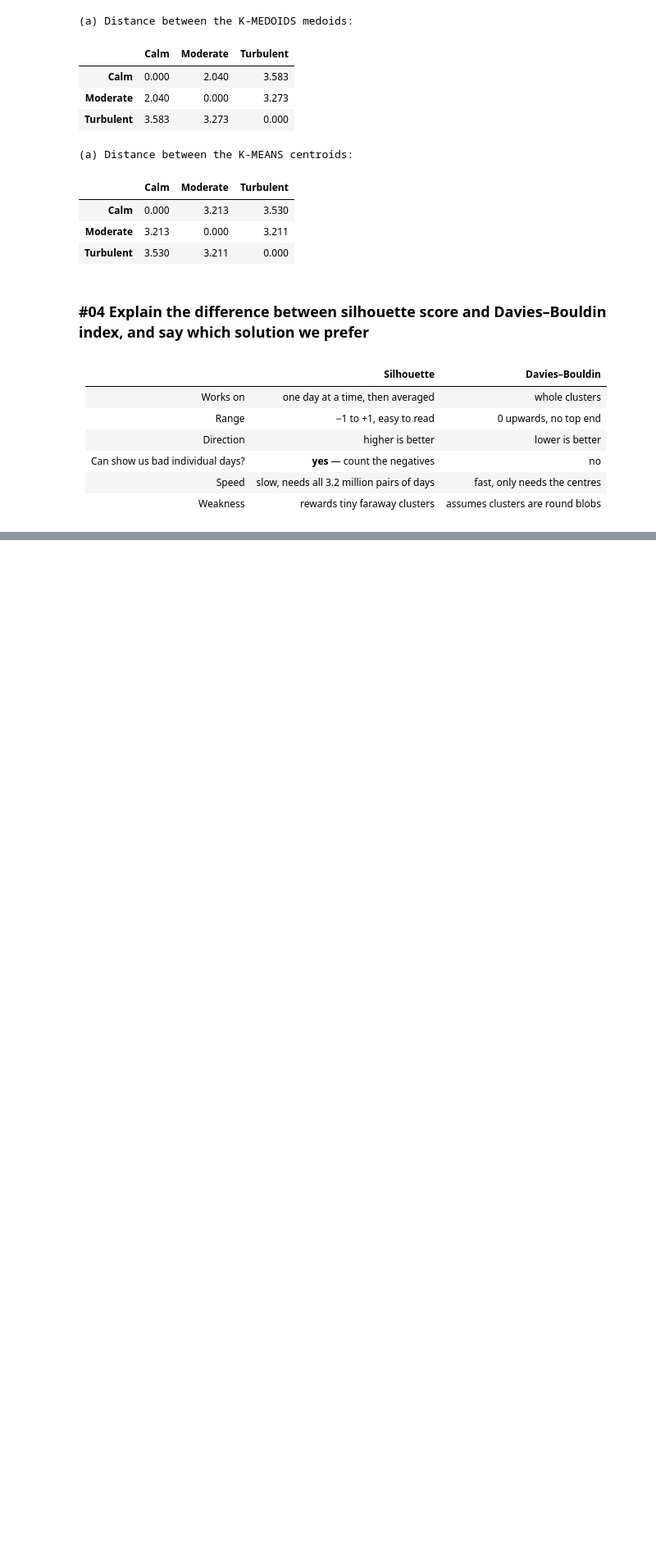
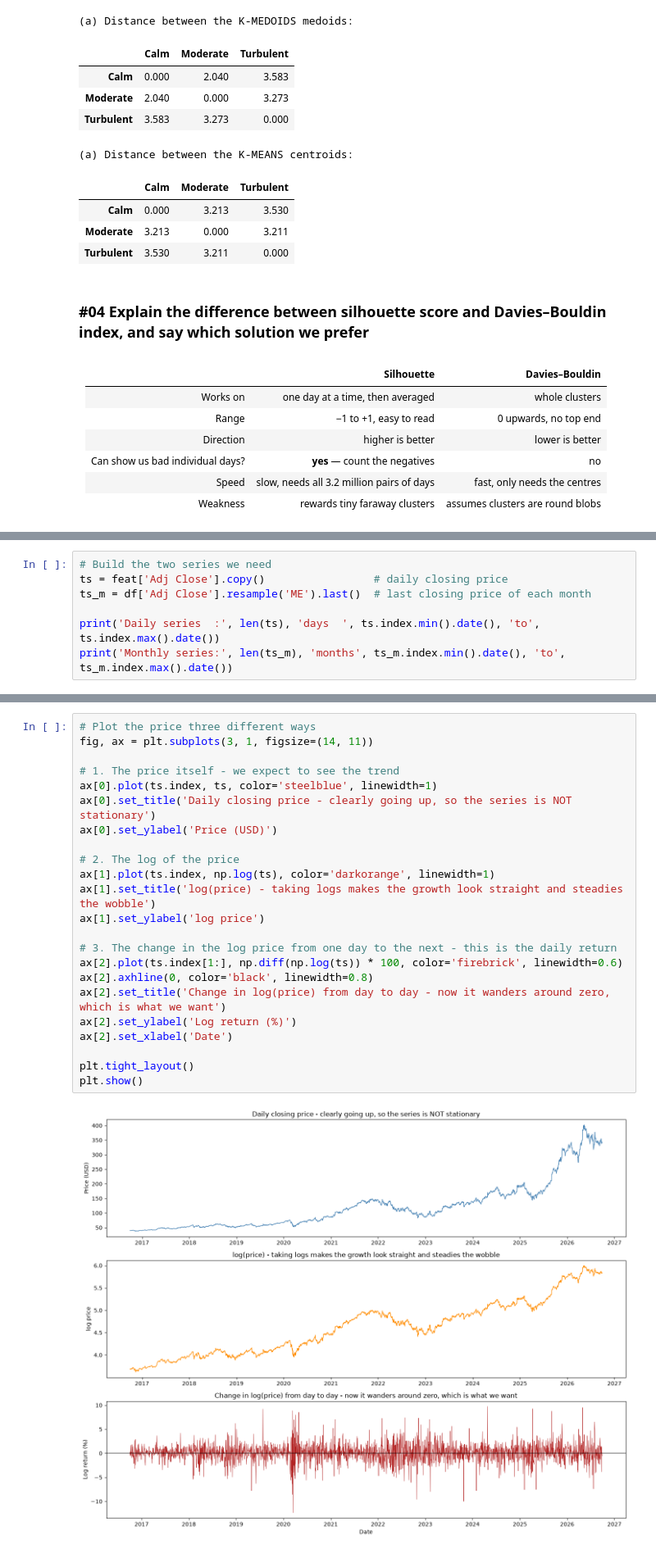
Before and after one commit to zawmoehtike-cct/CA1MLB-2026230, a Jupyter notebook: CA1MLB.ipynb, the cells around one changed output, grey strips where cells are left out. Shown at 82% size. Saved outputs shown, nothing was run; the diff lists cells and outputs as text; blank space fills up the shorter version.

Commit message:
Explore the time series for trend, seasonality and anomalies

```diff
--- a/CA1MLB.ipynb
+++ b/CA1MLB.ipynb
@@ -1006,0 +1015,7 @@ display(pd.DataFrame(kmeans_distances, index=kmeans_centre_names,
+# %%
+# Build the two series we need
+ts = feat['Adj Close'].copy()                 # daily closing price
+ts_m = df['Adj Close'].resample('ME').last()  # last closing price of each month
+
+print('Daily series  :', len(ts), 'days  ', ts.index.min().date(), 'to', ts.index.max().date())
+print('Monthly series:', len(ts_m), 'months', ts_m.index.min().date(), 'to', ts_m.index.max().date())
@@ -1006,0 +1025,25 @@ display(pd.DataFrame(kmeans_distances, index=kmeans_centre_names,
+# %%
+# Plot the price three different ways
+fig, ax = plt.subplots(3, 1, figsize=(14, 11))
+
+# 1. The price itself - we expect to see the trend
+ax[0].plot(ts.index, ts, color='steelblue', linewidth=1)
+ax[0].set_title('Daily closing price - clearly going up, so the series is NOT stationary')
+ax[0].set_ylabel('Price (USD)')
+
+# 2. The log of the price
+ax[1].plot(ts.index, np.log(ts), color='darkorange', linewidth=1)
+ax[1].set_title('log(price) - taking logs makes the growth look straight and steadies the wobble')
+ax[1].set_ylabel('log price')
+
+# 3. The change in the log price from one day to the next - this is the daily return
+ax[2].plot(ts.index[1:], np.diff(np.log(ts)) * 100, color='firebrick', linewidth=0.6)
+ax[2].axhline(0, color='black', linewidth=0.8)
+ax[2].set_title('Change in log(price) from day to day - now it wanders around zero, which is what we want')
+ax[2].set_ylabel('Log return (%)')
+ax[2].set_xlabel('Date')
+
+plt.tight_layout()
+plt.show()
+# %% [output]
+[figure, added]
```
Also changed, not shown: parts of 10 cells of this notebook.
